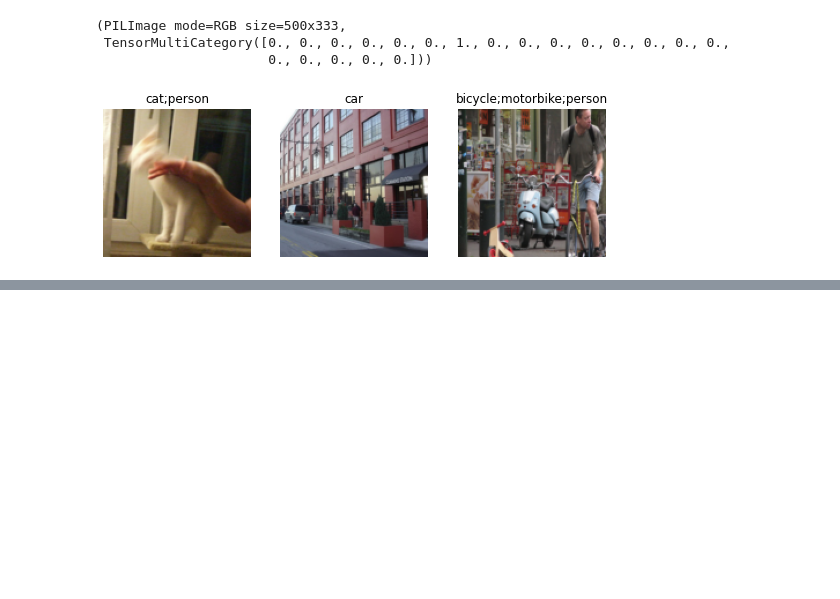
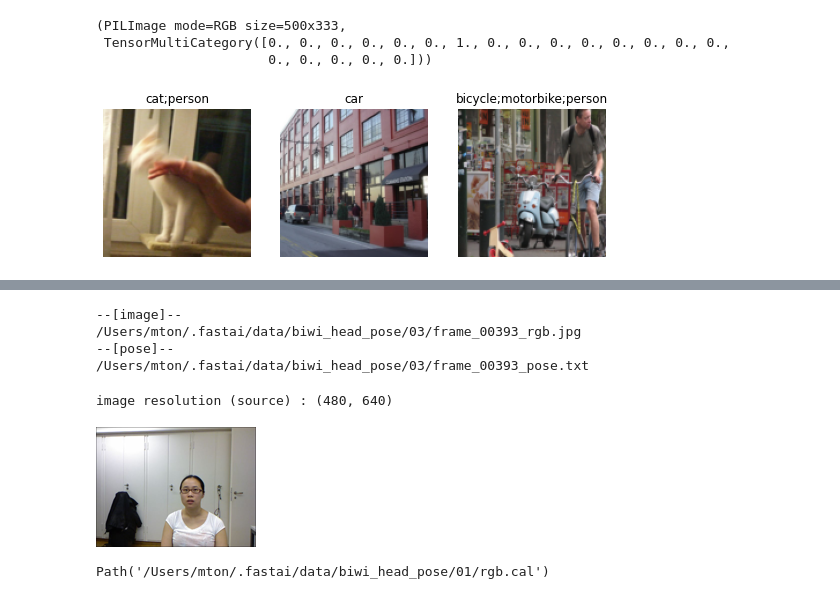
Before and after one commit to miketon/JupyterJeep, a Jupyter notebook: fast-ai-chapter06-other-computer-vision-problems.ipynb, the cells around one changed output, grey strips where cells are left out. Drawn from its saved outputs; the diff is of its cells as text; code cells hidden in the pictures; blank space fills up the shorter version.

```diff
--- a/fast-ai-chapter06-other-computer-vision-problems.ipynb
+++ b/fast-ai-chapter06-other-computer-vision-problems.ipynb
@@ -265,0 +423,29 @@ TensorBase([ 0.4489, -0.4512,  0.0557, -1.1469, -0.3247, -3.9617, -0.2041,
+# %%
+from fastai.vision.data import get_image_files, Path
+
+# recursively get all image files
+img_files = get_image_files(path_head_pose)
+
+# return pose file for the given image file
+def img2pose(x):
+    return Path(f'{str(x)[:-7]}pose.txt')
+
+print(f'--[image]--\n{img_files[0]}\n--[pose]--\n{img2pose(img_files[0])}')
+# %% [output]
+--[image]--
+/Users/mton/.fastai/data/biwi_head_pose/03/frame_00393_rgb.jpg
+--[pose]--
+/Users/mton/.fastai/data/biwi_head_pose/03/frame_00393_pose.txt
+# %%
+from fastai.vision.core import PILImage
+
+img = PILImage.create(img_files[0])
+print(f'image resolution (source) : {img.shape}')
+img.to_thumb(160) # type: ignore
+# %% [output]
+image resolution (source) : (480, 640)
+[figure, added]
+# %%
+path_head_pose/'01'/'rgb.cal'
+# %% [output]
+Path('/Users/mton/.fastai/data/biwi_head_pose/01/rgb.cal')
```
Also changed, not shown: parts of 15 cells of this notebook.
